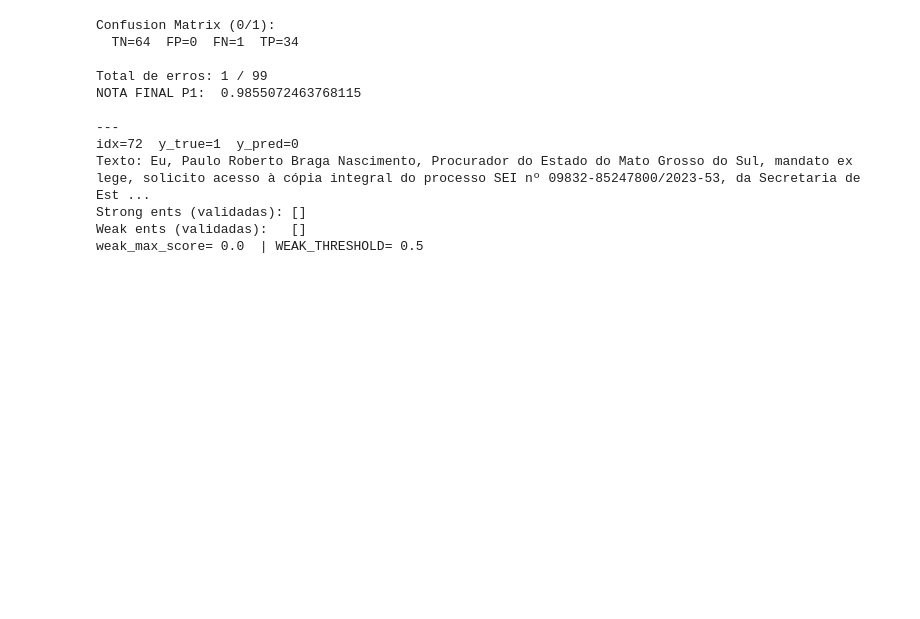
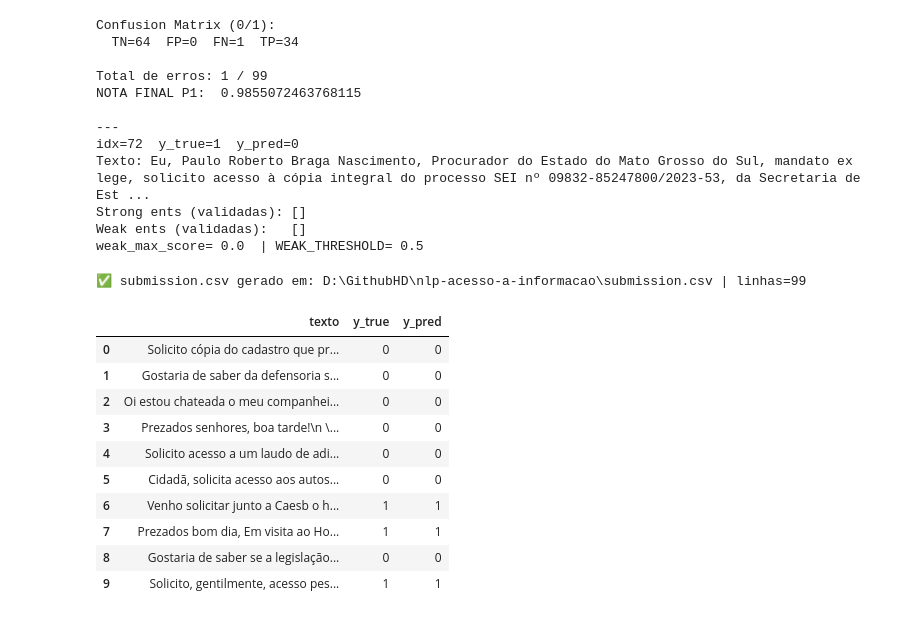
Before and after one commit to guiabbehusen/nlp-acesso-a-informacao, a Jupyter notebook: solucao_desafiodf.ipynb, the cells around one changed output. Cells and saved outputs as stored; diff of their text form; code cells hidden in the pictures; blank space fills up the shorter version.

```diff
--- a/solucao_desafiodf.ipynb
+++ b/solucao_desafiodf.ipynb
@@ -1675,3 +1675,40 @@ Texto: Eu, Paulo Roberto Braga Nascimento, Procurador do Estado do Mato Grosso d
 Strong ents (validadas): []
 Weak ents (validadas):   []
 weak_max_score= 0.0  | WEAK_THRESHOLD= 0.5
+# %%
+# =========================
+# 12) Gerar submission.csv (texto, y_true, y_pred)
+# =========================
+from pathlib import Path
+
+out_dir = Path("/kaggle/working") if Path("/kaggle/working").exists() else Path(".")
+submission_path = out_dir / "submission.csv"
+
+# Monta o arquivo final com 3 colunas (como você pediu)
+submission_df = pd.DataFrame({
+    "texto": df[text_col].astype(str),
+    "y_true": pd.Series(y_true, dtype="int64"),
+    "y_pred": pd.Series(y_pred, dtype="int64"),
+})
+
+# Checagens rápidas para evitar arquivo "torto"
+assert len(submission_df) == len(df) == len(y_true) == len(y_pred), "Tamanho inconsistente entre df/y_true/y_pred."
+
+# Salva (utf-8-sig abre bem no Excel mantendo acentos)
+submission_df.to_csv(submission_path, index=False, encoding="utf-8-sig")
+
+print(f"✅ submission.csv gerado em: {submission_path.resolve()} | linhas={len(submission_df)}")
+display(submission_df.head(10))
+# %% [output]
+✅ submission.csv gerado em: D:\GithubHD\nlp-acesso-a-informacao\submission.csv | linhas=99
+|  | texto | y_true | y_pred |
+| 0 | Solicito cópia do cadastro que pr... | 0 | 0 |
+| 1 | Gostaria de saber da defensoria s... | 0 | 0 |
+| 2 | Oi estou chateada o meu companhei... | 0 | 0 |
+| 3 | Prezados senhores, boa tarde!\n \... | 0 | 0 |
+| 4 | Solicito acesso a um laudo de adi... | 0 | 0 |
+| 5 | Cidadã, solicita acesso aos autos... | 0 | 0 |
+| 6 | Venho solicitar junto a Caesb o h... | 1 | 1 |
+| 7 | Prezados bom dia, Em visita ao Ho... | 1 | 1 |
+| 8 | Gostaria de saber se a legislação... | 0 | 0 |
+| 9 | Solicito, gentilmente, acesso pes... | 1 | 1 |
```
